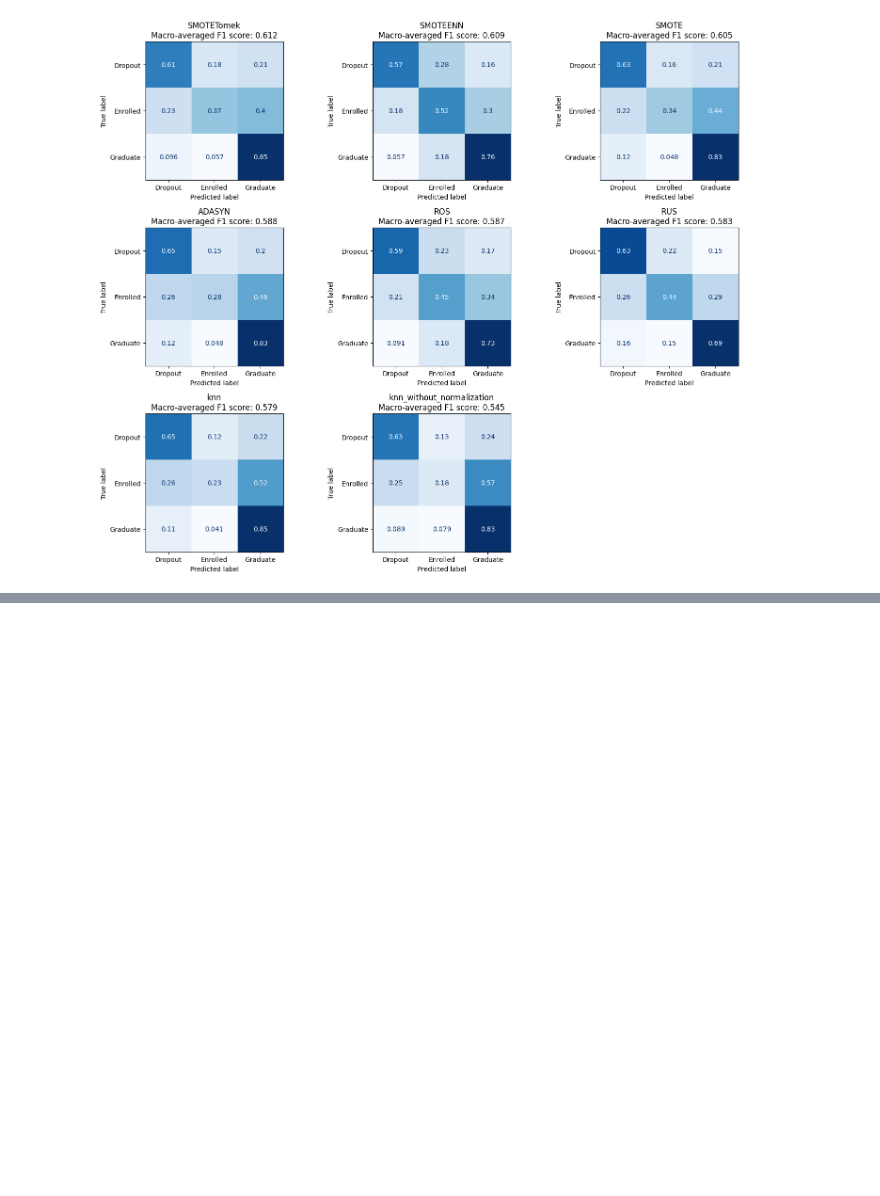
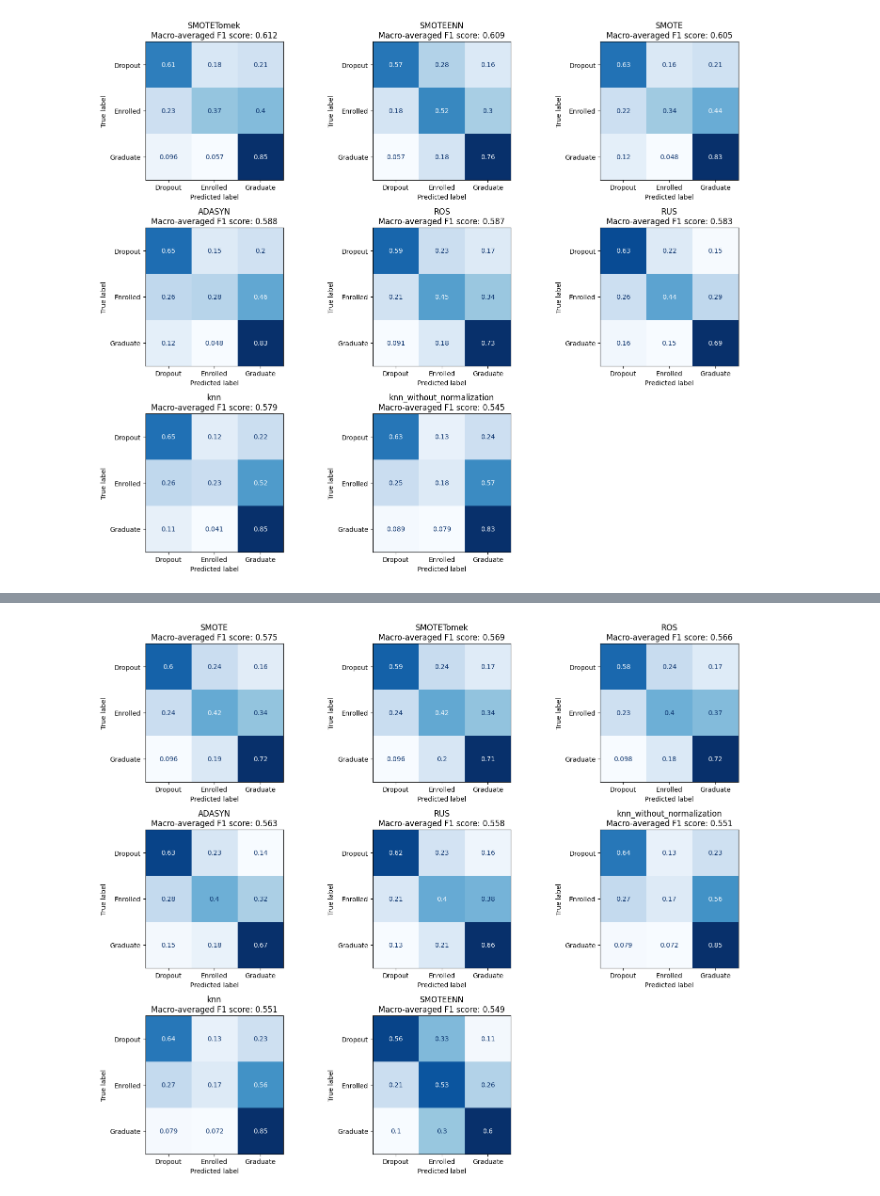
Before and after one commit to 00Amirreza00/Students_Dropout, a Jupyter notebook: Students_Dropout.ipynb, the cells around one changed output, grey strips where cells are left out. Saved outputs shown, nothing was run; the diff lists cells and outputs as text; code cells hidden in the pictures; blank space fills up the shorter version.

```diff
--- a/Students_Dropout.ipynb
+++ b/Students_Dropout.ipynb
@@ -247,0 +420,83 @@ plt.show()
+# %%
+# KNN Classifier with different sampling methods without categorical features
+X = df.drop(columns=[target_col]+ categorical_cols)
+all_results_knn=[]
+
+###
+pipeline_knn = Pipeline([
+    ('clf', KNeighborsClassifier(n_neighbors=3))])
+
+pipeline_knn.fit(X_train0, y_train0)
+y_pred = pipeline_knn.predict(X_test)
+
+all_results_knn.append({
+            "type": "knn_without_normalization",
+            "macro_averaged_F1_score": f1_score(y_test, y_pred, average='macro'),
+            "confusion_matrix": confusion_matrix(y_test, y_pred, normalize='true'),
+            })
+###
+
+preprocessor_knn = ColumnTransformer(
+    transformers=[('cont', StandardScaler(), continuous_cols + ordinal_cols)],
+    remainder='passthrough')
+
+
+pipeline_knn = Pipeline([
+    ('clf', KNeighborsClassifier(n_neighbors=3))])
+
+Model_names_knn = ['knn', 'SMOTE', 'ROS', 'RUS', 'ADASYN', 'SMOTETomek', 'SMOTEENN']
+for model in Model_names_knn:
+    if model == 'knn':
+        X_train = X_train0
+        y_train = y_train0
+    elif model == 'SMOTE':
+        smote = SMOTE(sampling_strategy='auto', random_state=42)
+        X_train, y_train = smote.fit_resample(X_train0, y_train0)
+    elif model == 'ROS':
+        ros = RandomOverSampler(random_state=42)
+        X_train, y_train = ros.fit_resample(X_train0, y_train0)
+    elif model == 'RUS':
+        rus = RandomUnderSampler(random_state=42)
+        X_train, y_train = rus.fit_resample(X_train0, y_train0)
+    elif model == 'ADASYN':
+        adasyn = ADASYN(random_state=42)
+        X_train, y_train = adasyn.fit_resample(X_train0, y_train0)
+    elif model == 'SMOTETomek':
+        smotetomek = SMOTETomek( random_state=42)
+        X_train, y_train = smotetomek.fit_resample(X_train0, y_train0)
+    elif model == 'SMOTEENN':
+        smoteenn = SMOTEENN( random_state=42)
+        X_train, y_train = smoteenn.fit_resample(X_train0, y_train0)
+
+    pipeline_knn.fit(X_train, y_train)
+    y_pred = pipeline_knn.predict(X_test)
+
+    # Store results
+    all_results_knn.append({
+            "type": model,
+            "macro_averaged_F1_score": f1_score(y_test, y_pred, average='macro'),
+            "confusion_matrix": confusion_matrix(y_test, y_pred, normalize='true'),
+            })
+
+
+n_models = len(all_results_knn)
+n_cols = int(np.ceil(np.sqrt(n_models)))
+n_rows = int(np.ceil(n_models / n_cols))
+
+df_results_knn = pd.DataFrame(all_results_knn).sort_values("macro_averaged_F1_score", ascending=False).reset_index(drop=True)
+
+fig, axes = plt.subplots(n_rows, n_cols, figsize=(15, 12))
+axes = axes.flatten()
+
+for idx, result in df_results_knn.iterrows():
+    disp = ConfusionMatrixDisplay(confusion_matrix=result["confusion_matrix"], display_labels=le.classes_)
+    disp.plot(ax=axes[idx], colorbar=False, cmap='Blues')
+    axes[idx].set_title(f'{result["type"]}\nMacro-averaged F1 score: {result["macro_averaged_F1_score"]:.3f}')
+
+for idx in range(n_models, len(axes)):
+    axes[idx].axis('off')
+
+plt.tight_layout()
+plt.show()
+# %% [output]
+[figure, added]
```
Also changed, not shown: parts of 24 cells of this notebook, 2 other files.
